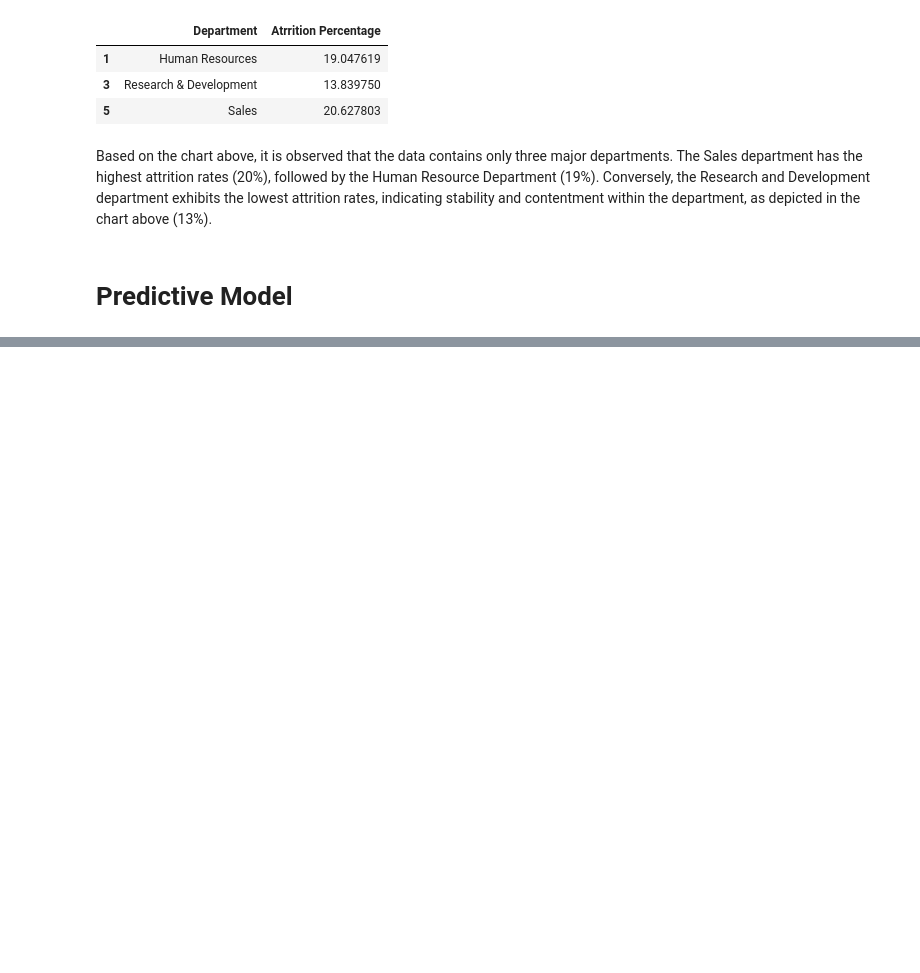
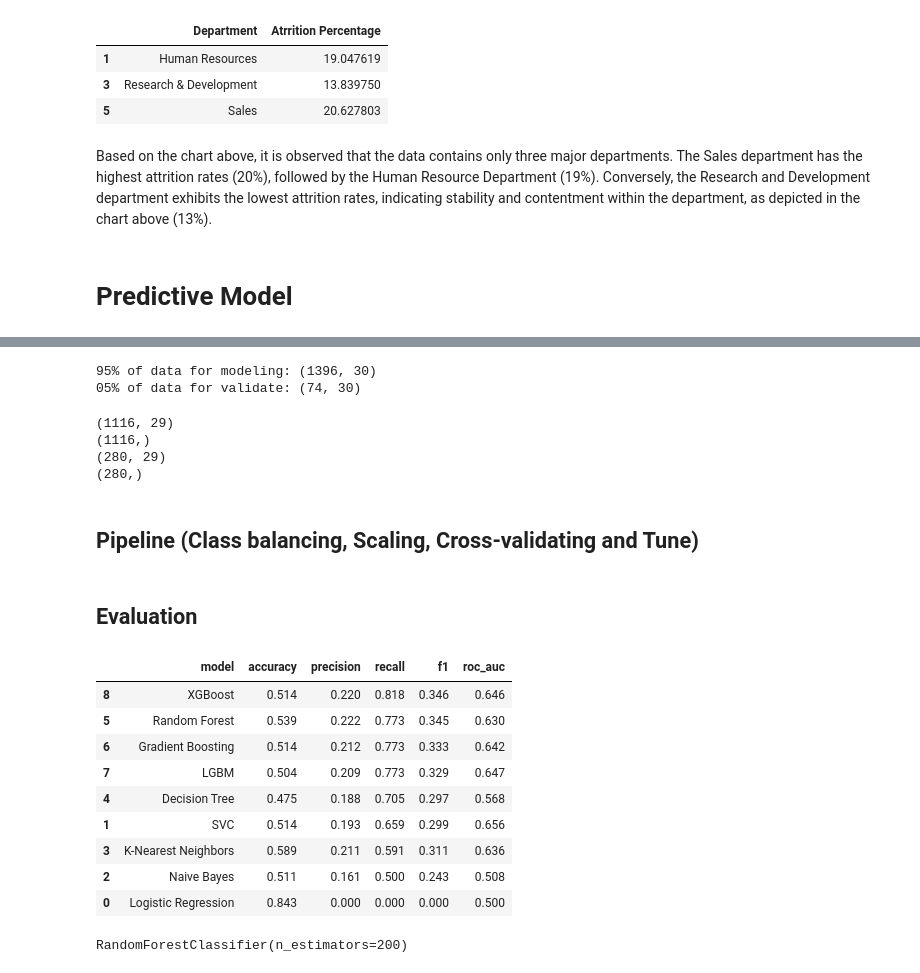
Before and after one commit to gpaschoalinoto/ml_classification_models, a Jupyter notebook: ibm-case-rh-employee-attrition/ibm_case_rh_attrition_classification.ipynb, the cells around one changed output, grey strips where cells are left out. Cells and saved outputs as stored; diff of their text form; code cells hidden in the pictures; blank space fills up the shorter version.

```diff
--- a/ibm-case-rh-employee-attrition/ibm_case_rh_attrition_classification.ipynb
+++ b/ibm-case-rh-employee-attrition/ibm_case_rh_attrition_classification.ipynb
@@ -369,0 +408,2 @@ Based on the chart above, it is observed that the data contains only three major
+# %%
+df = df.drop(columns=['JobRole_Research Director', 'JobRole_Manager', 'JobRole_Human Resources','Gender','EducationField_Life Sciences', 'MaritalStatus_Married','JobRole_Laboratory Technician','EducationField_Marketing','PerformanceRating','EducationField_Other','JobRole_Sales Representative','JobRole_Manufacturing Director','MonthlyRate','HourlyRate'])
@@ -369,0 +412,12 @@ Based on the chart above, it is observed that the data contains only three major
+# %%
+df_train_test = df.sample(frac= 0.95, random_state=42)
+df_validate = df.drop(df_train_test.index)
+
+df_train_test.reset_index(drop=True, inplace= True)
+df_validate.reset_index(drop=True, inplace= True)
+
+print('95% of data for modeling:', df_train_test.shape)
+print('05% of data for validate:', df_validate.shape)
+# %% [output]
+95% of data for modeling: (1396, 30)
+05% of data for validate: (74, 30)
@@ -369,0 +427,18 @@ Based on the chart above, it is observed that the data contains only three major
+# %%
+X_train, X_test, y_train, y_test = train_test_split(X,
+                                                    y,
+                                                    test_size=0.2,
+                                                    stratify=y,
+                                                    random_state=42)
+
+print(X_train.shape)
+print(y_train.shape)
+print(X_test.shape)
+print(y_test.shape)
+# %% [output]
+(1116, 29)
+(1116,)
+(280, 29)
+(280,)
+# %% [markdown]
+## Pipeline (Class balancing, Scaling, Cross-validating and Tune)
@@ -369,0 +541,22 @@ Based on the chart above, it is observed that the data contains only three major
+# %% [markdown]
+## Evaluation
+# %%
+df_model_comparison = pd.DataFrame(results)
+
+df_model_comparison.sort_values(by='recall',ascending=False)
+# %% [output]
+|  | model | accuracy | precision | recall | f1 | roc_auc |
+| 8 | XGBoost | 0.514 | 0.220 | 0.818 | 0.346 | 0.646 |
+| 5 | Random Forest | 0.539 | 0.222 | 0.773 | 0.345 | 0.630 |
+| 6 | Gradient Boosting | 0.514 | 0.212 | 0.773 | 0.333 | 0.642 |
+| 7 | LGBM | 0.504 | 0.209 | 0.773 | 0.329 | 0.647 |
+| 4 | Decision Tree | 0.475 | 0.188 | 0.705 | 0.297 | 0.568 |
+| 1 | SVC | 0.514 | 0.193 | 0.659 | 0.299 | 0.656 |
+| 3 | K-Nearest Neighbors | 0.589 | 0.211 | 0.591 | 0.311 | 0.636 |
+| 2 | Naive Bayes | 0.511 | 0.161 | 0.500 | 0.243 | 0.508 |
+| 0 | Logistic Regression | 0.843 | 0.000 | 0.000 | 0.000 | 0.500 |
+# %%
+best_model = best_estimators['Random Forest']
+print(best_model)
+# %% [output]
+RandomForestClassifier(n_estimators=200)
```
Also changed, not shown: parts of 22 cells of this notebook.
